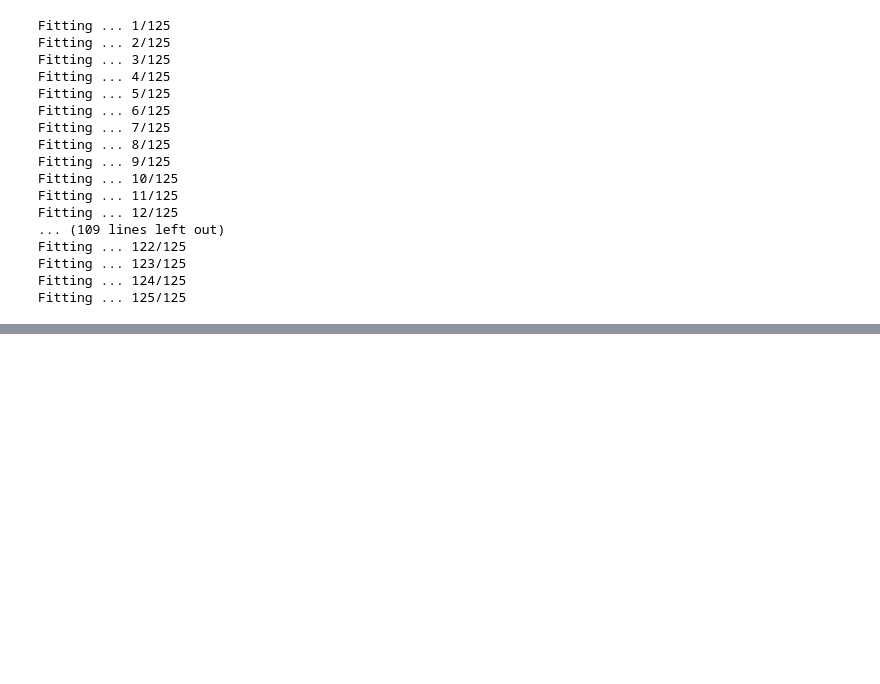
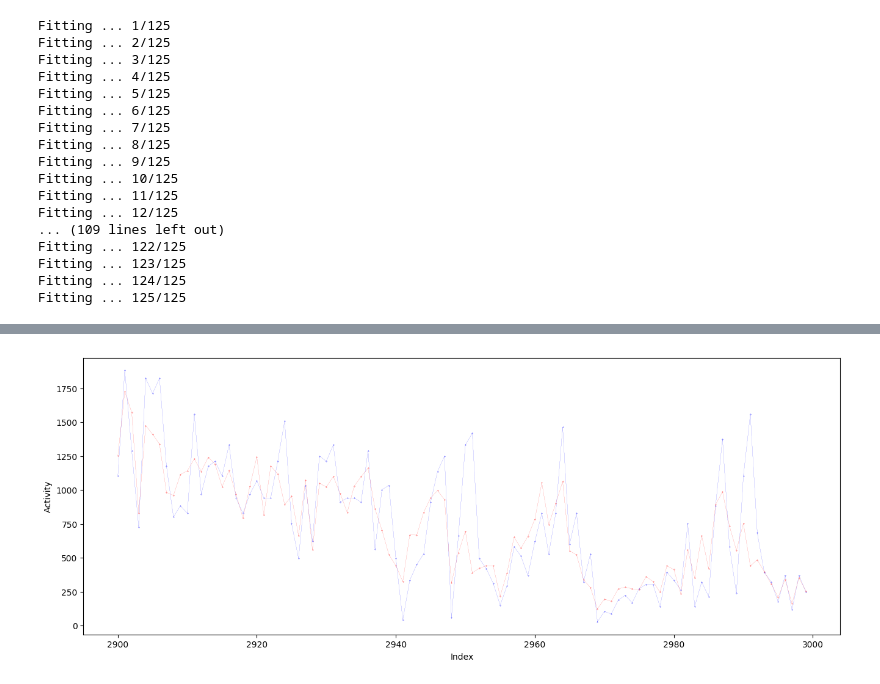
Before and after one commit to krisroi/TT23_miniproject, a Jupyter notebook: TT23_Mini_project.ipynb, the cells around one changed output, grey strips where cells are left out. Drawn from its saved outputs; the diff is of its cells as text; code cells hidden in the pictures; blank space fills up the shorter version.

```diff
--- a/TT23_Mini_project.ipynb
+++ b/TT23_Mini_project.ipynb
@@ -125,3 +169,15 @@ plt.show()
+# %%
+# Plotting 100 samples of the dataseries and prediction
+
+plt.figure(num=1, figsize=(16, 6), dpi=100, facecolor='w', edgecolor='b')
+plt.plot(index[2900:3000], activity[2900:3000], marker='.', color='b', linewidth='0.1', markersize=0.5)
+plt.plot(index_y[2650:2750], yhat[2650:2750], marker='.', color='r', linewidth='0.1', markersize=0.5)
+plt.xlabel('Index')
+plt.ylabel('Activity')
+plt.savefig('fig_100.eps', format='eps')
+plt.show()
+# %% [output]
+[figure, added]
 # %%
 print("MAPE: " + str(sum(error)/sum(raw_seq[250:len(raw_seq)])))
 # %% [output]
```
Also changed, not shown: parts of 11 cells of this notebook.
